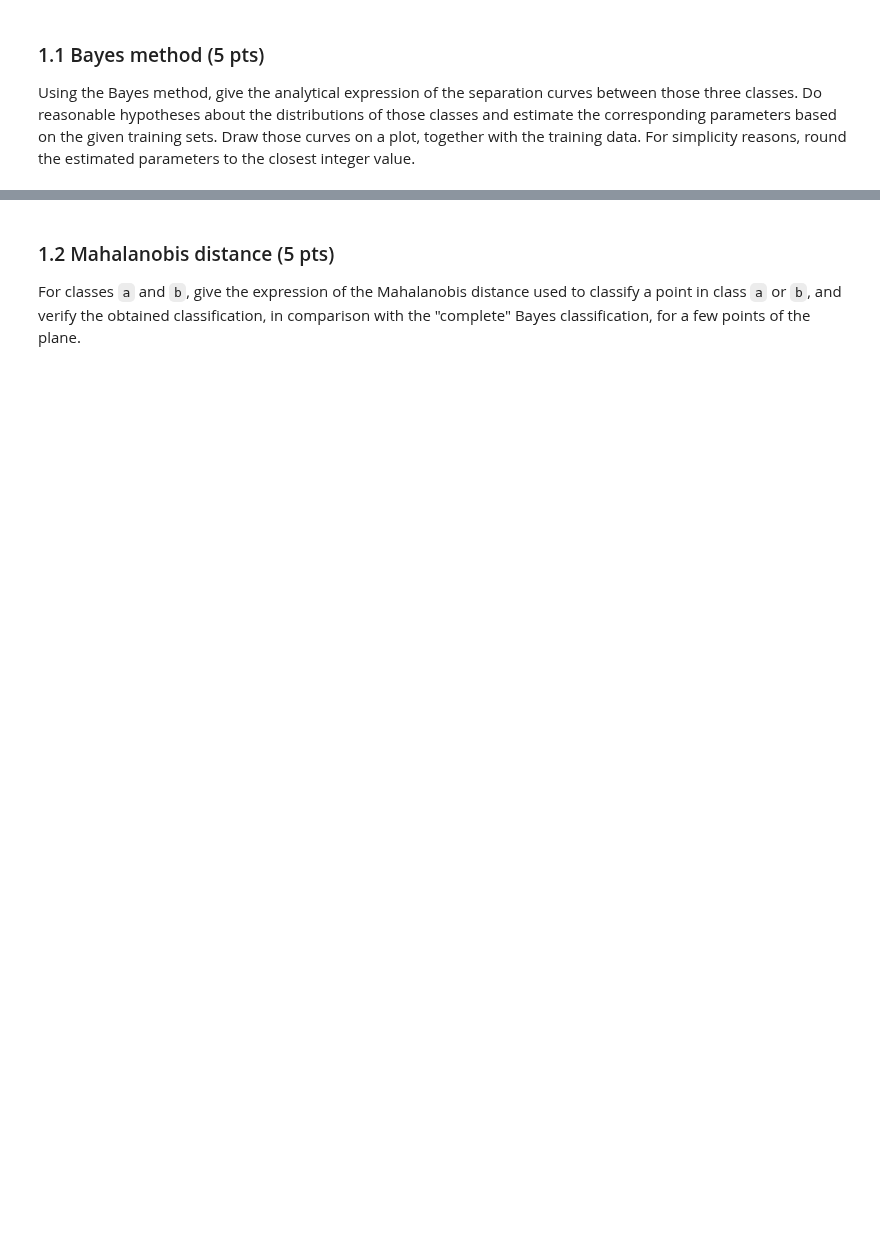
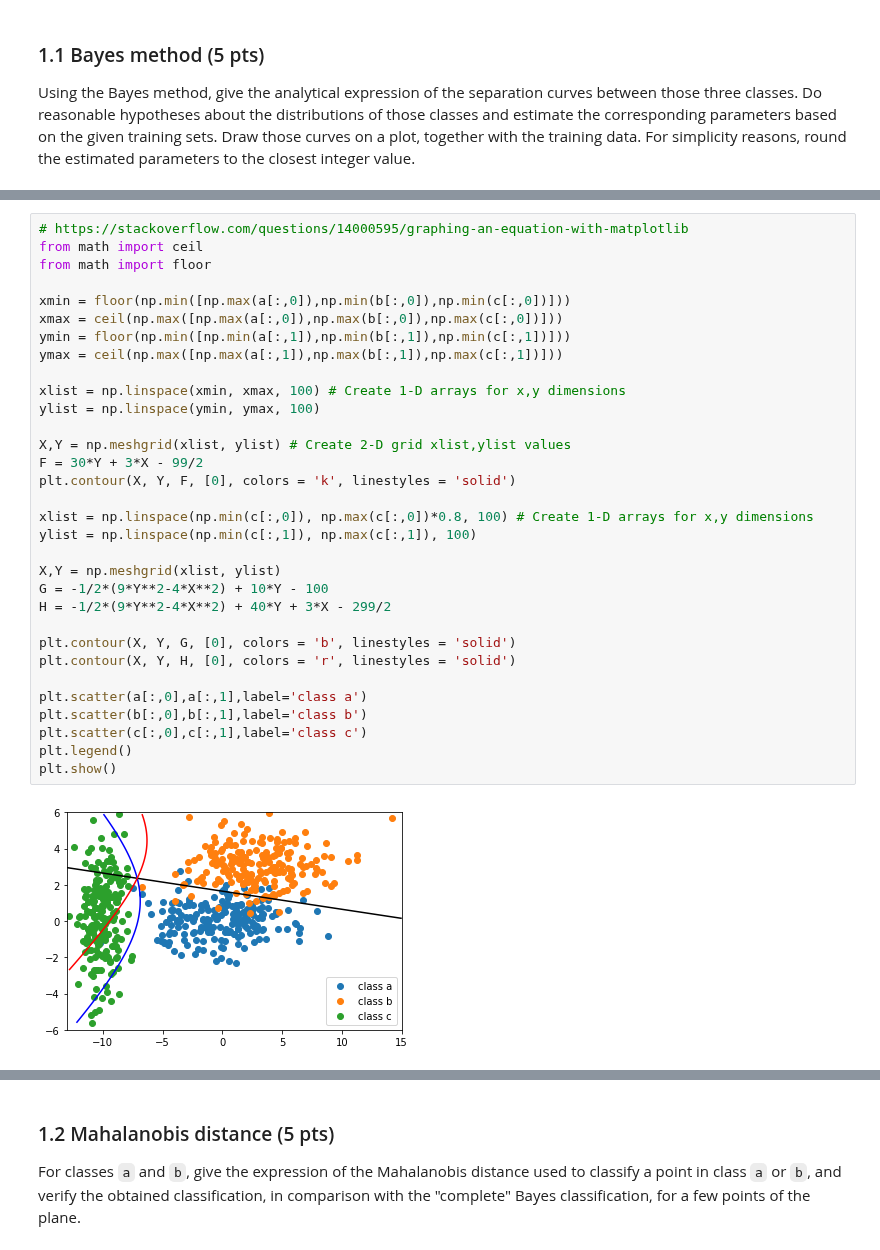
Before and after one commit to Andrea-Oliveri/Image-Processing-Assignements, a Jupyter notebook: Labs/lab_03_classification.ipynb, the cells around one changed output, grey strips where cells are left out. Saved outputs shown, nothing was run; the diff lists cells and outputs as text; blank space fills up the shorter version.

```diff
--- a/Labs/lab_03_classification.ipynb
+++ b/Labs/lab_03_classification.ipynb
@@ -197,0 +201,34 @@ None of the covariances matrices are equal
+# %%
+# https://stackoverflow.com/questions/14000595/graphing-an-equation-with-matplotlib
+from math import ceil
+from math import floor
+
+xmin = floor(np.min([np.max(a[:,0]),np.min(b[:,0]),np.min(c[:,0])]))
+xmax = ceil(np.max([np.max(a[:,0]),np.max(b[:,0]),np.max(c[:,0])]))
+ymin = floor(np.min([np.min(a[:,1]),np.min(b[:,1]),np.min(c[:,1])]))
+ymax = ceil(np.max([np.max(a[:,1]),np.max(b[:,1]),np.max(c[:,1])]))
+
+xlist = np.linspace(xmin, xmax, 100) # Create 1-D arrays for x,y dimensions
+ylist = np.linspace(ymin, ymax, 100)
+
+X,Y = np.meshgrid(xlist, ylist) # Create 2-D grid xlist,ylist values
+F = 30*Y + 3*X - 99/2
+plt.contour(X, Y, F, [0], colors = 'k', linestyles = 'solid')
+
+xlist = np.linspace(np.min(c[:,0]), np.max(c[:,0])*0.8, 100) # Create 1-D arrays for x,y dimensions
+ylist = np.linspace(np.min(c[:,1]), np.max(c[:,1]), 100)
+
+X,Y = np.meshgrid(xlist, ylist)
+G = -1/2*(9*Y**2-4*X**2) + 10*Y - 100
+H = -1/2*(9*Y**2-4*X**2) + 40*Y + 3*X - 299/2
+
+plt.contour(X, Y, G, [0], colors = 'b', linestyles = 'solid')
+plt.contour(X, Y, H, [0], colors = 'r', linestyles = 'solid')
+
+plt.scatter(a[:,0],a[:,1],label='class a')
+plt.scatter(b[:,0],b[:,1],label='class b')
+plt.scatter(c[:,0],c[:,1],label='class c')
+plt.legend()
+plt.show()
+# %% [output]
+[figure, added]
```
Also changed, not shown: parts of 23 cells of this notebook.
